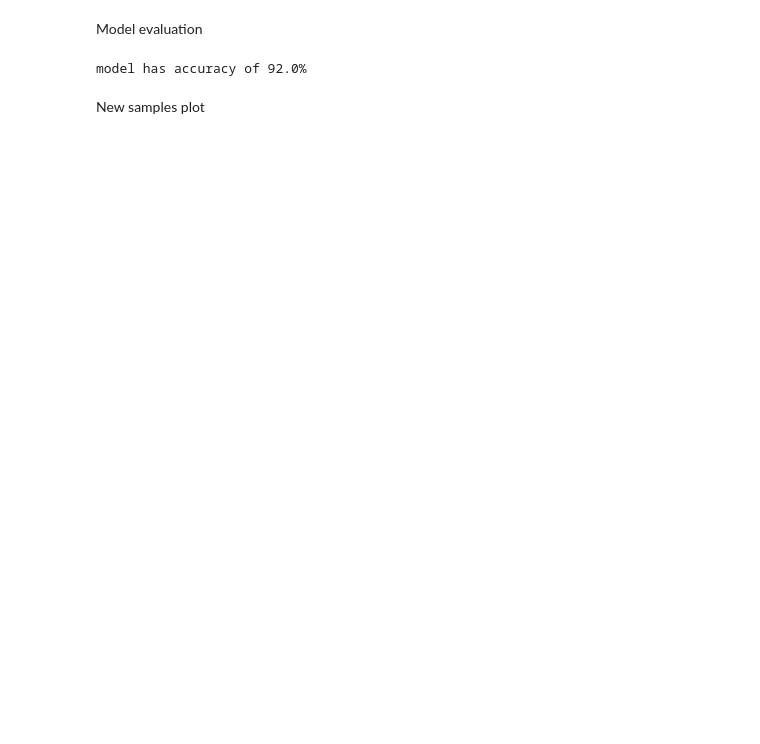
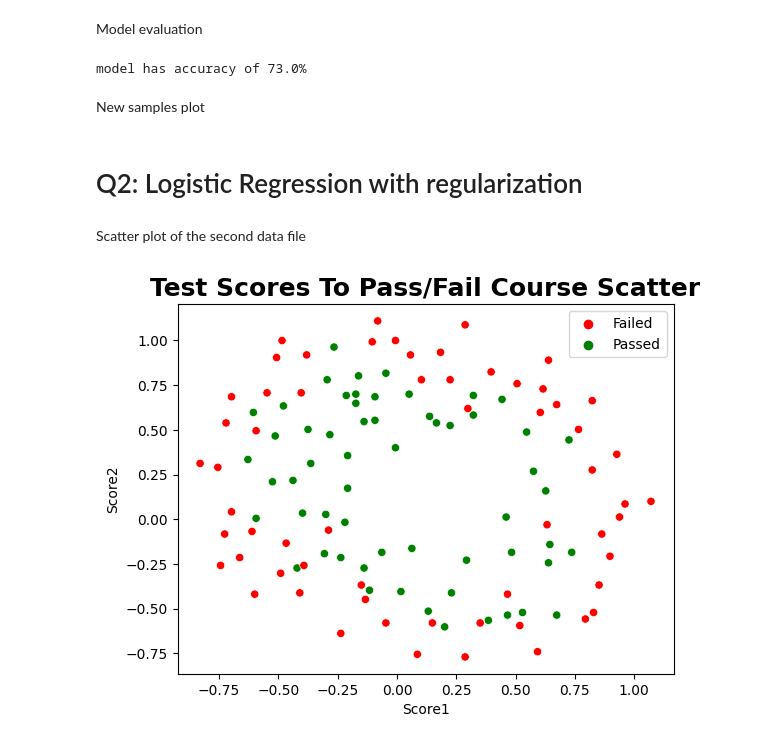
Before and after one commit to GalSarid21/MachineLearningLabs, a Jupyter notebook: Lab3/HW_3.ipynb, the cells around one changed output. Cells and saved outputs as stored; diff of their text form; code cells hidden in the pictures; blank space fills up the shorter version.

Commit message:
add regularization, mapfunction and plot for q 2

```diff
--- a/Lab3/HW_3.ipynb
+++ b/Lab3/HW_3.ipynb
@@ -25,7 +25,7 @@ class Utils():
             return None
         return 1/(1 + np.exp(-z))
 
-    def cost_function(weights: np.ndarray, dataset: pd.DataFrame) -> Tuple[float, np.ndarray]:
+    def cost_function(weights: np.ndarray, dataset: pd.DataFrame, use_regularization: bool = False) -> Tuple[float, np.ndarray]:
         """
         Method to calculate Cost Function and new weights for a logistic regression
         model with Gradient-Descent [GD] algorithm.
@@ -46,9 +46,12 @@ class Utils():
         y = Utils.get_y_vals(dataset, x)
         h = Utils.sigmoid(np.dot(Utils.__X, weights))
         m = y.shape[0]
-        cost_1 = sps.xlogy(y, h)
-        cost_0 = sps.xlogy(1-y, 1-h)
-        cost = -(1/m) * np.sum(cost_1 + cost_0)
+        cost_1 = sps.xlogy(y, h) # posible to add an epsilon
+        cost_0 = sps.xlogy(1-y, 1-h) # posible to add an epsilon
+        if use_regularization:
+            lambda_num = 0.1
+            regul = (lambda_num/2*m)*np.sum(weights**2)
+        cost = -(1/m) * np.sum(cost_1 + cost_0) + regul
         gradient = Utils.__gradient(h, x, y)
         return float(cost), gradient
 
@@ -88,6 +91,22 @@ class Utils():
     def __gradient(h: np.ndarray, x: np.ndarray, y: np.ndarray) -> np.ndarray:
         m = x.shape[0]
         return (1/m) * np.dot(np.transpose(x), h-y)
+
+    def mapFeature(dataset: pd.DataFrame, poly_order: int) -> Tuple[np.ndarray, list]:
+        m = dataset.shape[0]
+        x1 = dataset.iloc[:,0].values.reshape((m,1))
+        x2 = dataset.iloc[:,1].values.reshape((m,1))
+        feature_list = []
+        feature_column_names = []
+
+        for i in range(1, poly_order+1):
+            for j in range(i+1):
+                feature = (x1**(i-j)) * (x2**j)
+                feature_list.append(feature)
+                feature_column_names.append(f'x1^{i-j} x2^{j}')
+                X_feature_list = np.concatenate(feature_list, axis=1)
+        X_feature_list = np.concatenate((np.ones((m,1)),X_feature_list), axis=1)
+        return X_feature_list, feature_column_names
 
 class LogisticRegressionModel():
 
@@ -185,7 +225,7 @@ q1_df = pd.read_csv(q1_data_path, sep=',', header=None, names= ['Score1', 'Score
 # print(q1_df)
 
 q2_data_path = f"{base_path}\\ex2data2.txt"
-q2_df = pd.read_csv(q2_data_path, sep=',', header=None)
+q2_df = pd.read_csv(q2_data_path, sep=',', header=None, names= ['Score1', 'Score2','Binary tagging']) # ['Check1', 'check2','Binary tagging']
 # print(q2_df)
 # %% [markdown]
 # Q1: Logistic Regression with two variables
@@ -236,6 +266,18 @@ y = Utils.get_y_vals(q1_df, x)
 acc = single_variable_model.accuracy(x, y, threshold=0.5)
 print(f'model has accuracy of {acc}%')
 # %% [output]
-model has accuracy of 92.0%
+model has accuracy of 73.0%
 # %% [markdown]
 New samples plot
+# %% [markdown]
+# Q2: Logistic Regression with regularization
+# %% [markdown]
+Scatter plot of the second data file
+# %%
+single_variable_model = LogisticRegressionModel(
+    use_regularization=True,
+    dataset=q2_df,
+    epsilon=1e-5)
+single_variable_model.scatter_plot_dataset()
+# %% [output]
+[figure, added]
```
Also changed, not shown: parts of 6 cells of this notebook.
